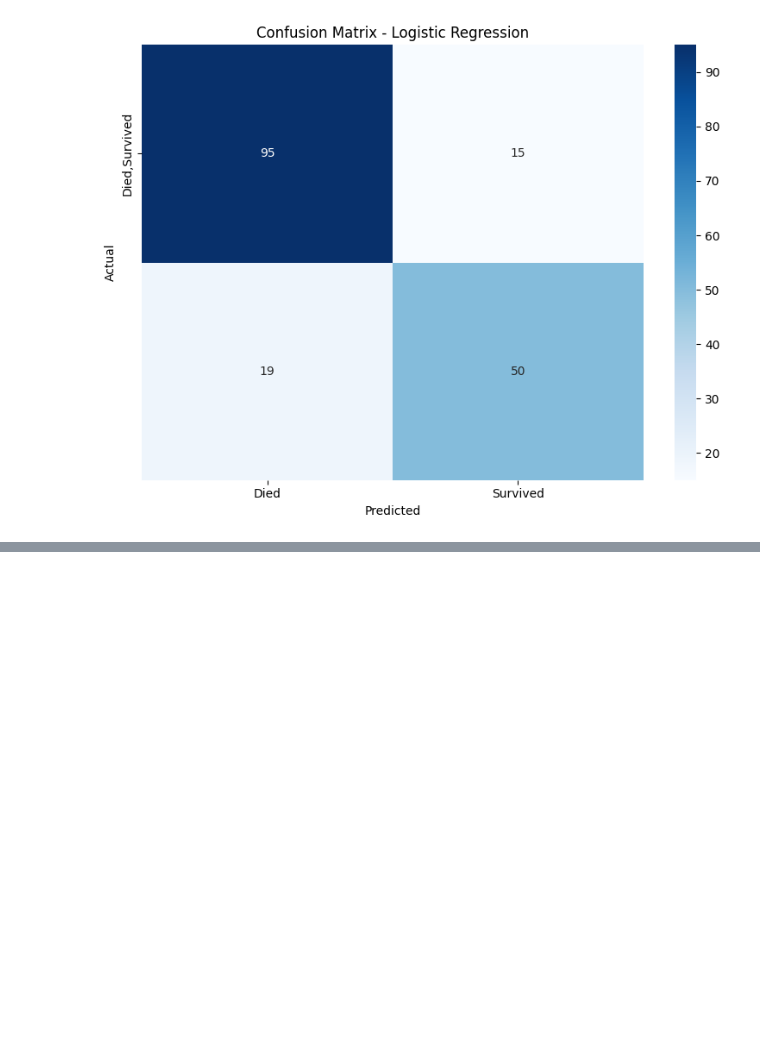
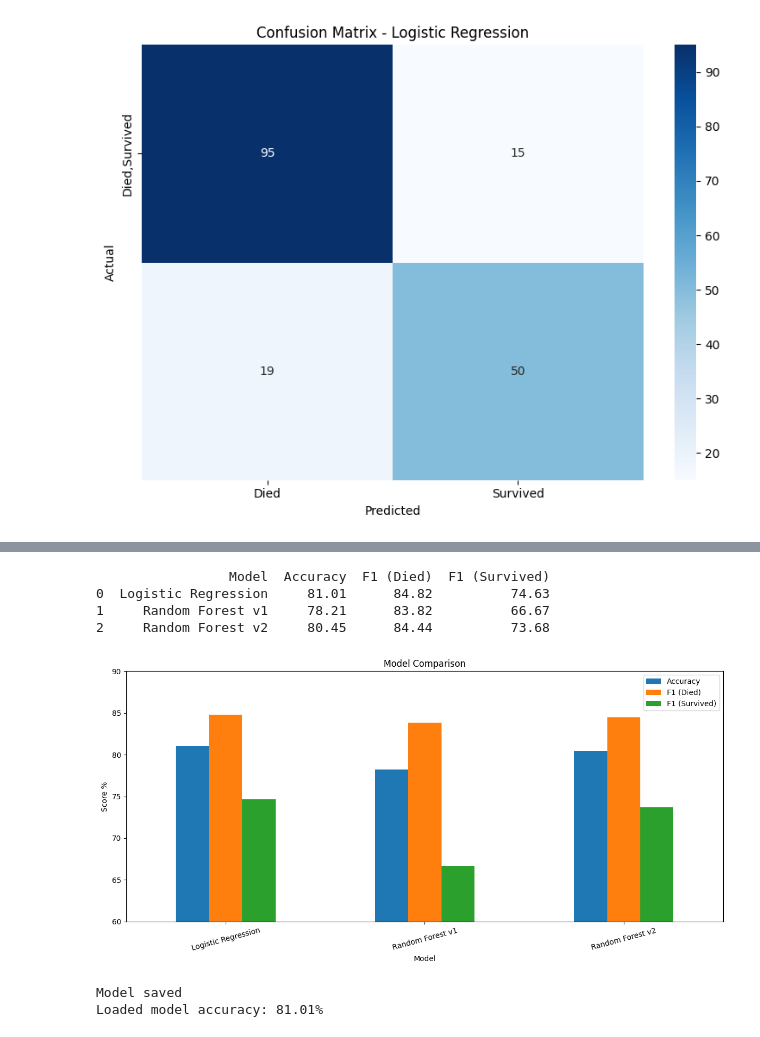
Before and after one commit to Anurag-Singh2004/ml-pipeline, a Jupyter notebook: notebooks/01_baseline_model.ipynb, the cells around one changed output, grey strips where cells are left out. Cells and saved outputs as stored; diff of their text form; code cells hidden in the pictures; blank space fills up the shorter version.

Commit message:
add baseline models: LR 81%, RF comparison, model saved

```diff
--- a/notebooks/01_baseline_model.ipynb
+++ b/notebooks/01_baseline_model.ipynb
@@ -165,0 +198,15 @@ Confusion Matrix:
+# %%
+#improved Random Forest
+rf_model_v2 = RandomForestClassifier(
+    n_estimators= 200,
+    max_depth=8,
+    min_samples_split=5,
+    min_samples_leaf=2,
+    class_weight='balanced',
+    random_state=42
+)
+rf_model_v2.fit(X_train,y_train)
+y_pred_rf_v2 = rf_model_v2.predict(X_test)
+print(f"RF v2 Accuracy: {accuracy_score(y_test, y_pred_rf_v2)*100:.2f}%")
+print(classification_report(y_test, y_pred_rf_v2,
+                            target_names=['Died','Survived']))
@@ -165,0 +223,50 @@ Confusion Matrix:
+# %%
+#compare all models
+models = {
+    'Logistic Regression': y_pred,
+    'Random Forest v1': y_pred_rf,
+    'Random Forest v2': y_pred_rf_v2
+}
+
+#collect metrics
+results=[]
+for name,pred in models.items():
+    results.append({
+        'Model': name,
+        'Accuracy': accuracy_score(y_test,pred)*100,
+        'F1 (Died)': f1_score(y_test,pred,pos_label=0)*100,
+        'F1 (Survived)': f1_score(y_test, pred, pos_label=1)*100
+    })
+results_df = pd.DataFrame(results)
+print(results_df.round(2))
+
+#visualize
+results_df.set_index('Model').plot(kind='bar',
+                                   figsize=(12,6),
+                                   rot=15)
+plt.title('Model Comparison')
+plt.ylabel('Score %')
+plt.ylim(60, 90)
+plt.tight_layout()
+plt.savefig('../outputs/03_model_comparison.png')
+plt.show()
+# %% [output]
+                 Model  Accuracy  F1 (Died)  F1 (Survived)
+0  Logistic Regression     81.01      84.82          74.63
+1     Random Forest v1     78.21      83.82          66.67
+2     Random Forest v2     80.45      84.44          73.68
+[figure, added]
+# %%
+import joblib
+
+#save best model
+joblib.dump(lr_model,'../models/logistic_regression.pkl')
+print("Model saved")
+
+#verify
+loaded_model = joblib.load('../models/logistic_regression.pkl')
+y_pred_loaded = loaded_model.predict(X_test)
+print(f"Loaded model accuracy: {accuracy_score(y_test, y_pred_loaded)*100:.2f}%")
+# %% [output]
+Model saved
+Loaded model accuracy: 81.01%
```
Also changed, not shown: parts of 3 cells of this notebook, 1 other file.
